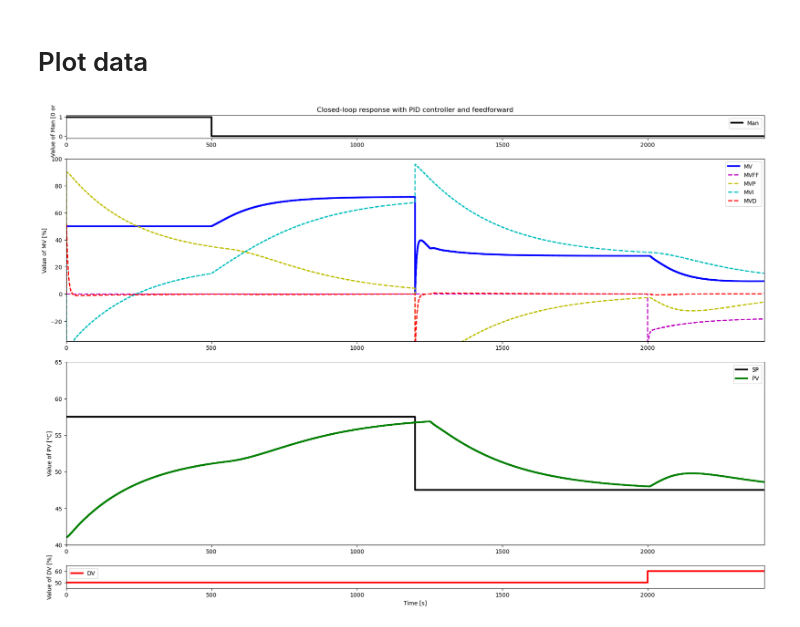
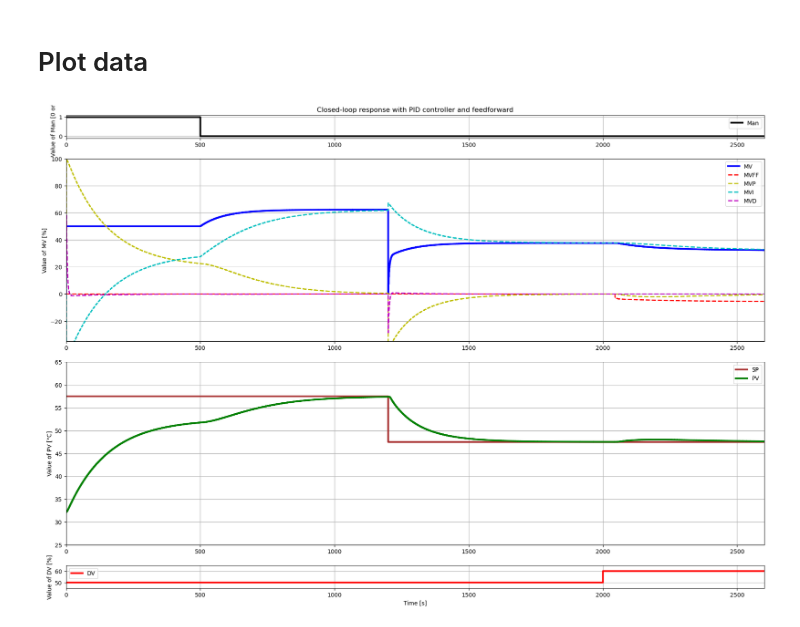
Before and after one commit to comus3/controlTheoryLabFiles, a Jupyter notebook: Control_theory_software_V3/Simulation_CLP_PID_FF.ipynb, the cells around one changed output. Drawn from its saved outputs; the diff is of its cells as text; code cells hidden in the pictures.

Commit message:
Modification files (sim+tclab)+ Data + Plots + add file identification

```diff
--- a/Control_theory_software_V3/Simulation_CLP_PID_FF.ipynb
+++ b/Control_theory_software_V3/Simulation_CLP_PID_FF.ipynb
@@ -20,7 +20,7 @@ from PACKAGE_LAB import *
 # %% [markdown]
 # Simulation parameters
 # %%
-TSim = 2400               # Simulation Time [s]
+TSim = 2600               # Simulation Time [s]
 Ts = 1                     # Sampling Period [s], Ts est imposé
 N = int(TSim/Ts) + 1
 
@@ -29,17 +29,17 @@ MV0 = 50
 DV0 = 50
 PV0 = 52.5            # Vient de l'experience
 
-# Parameters Step response MV
-Kp = 0.22940157900053862
-T1p = 235.05979493875853
-T2p =  4.990264278507082
-thetap =  50.462409314789745
+# Parameters Step response MV :
+Kp = 0.407
+T1p =   150.245
+T2p =  2.75
+thetap =  6
 
 # Parameters Step response DV
-Kd = 0.407
-T1d =  150.244
-T2d =  2.7537
-thetad = 6
+Kd =   0.22940157900053862
+T1d =    235.05979493875853
+T2d =   4.990264278507082
+thetad =    50.462409314789745
 
 
 # Process object
@@ -180,52 +180,56 @@ l1, = ax1.step([0,t[-1]],[0,100],'k-',linewidth=3,label="Man",where='post')
 ax1.set_ylabel('Value of Man [0 or 1]')
 ax1.set_title('Closed-loop response with PID controller and feedforward')
 ax1.legend(loc='best')
+ax1.grid(True)
 
 l2, = ax2.step([0,t[-1]],[0,100],'b-',linewidth=3,label="MV",where='post')
-l24, = ax2.step([0,t[-1]],[0,100],'--m',linewidth=2,label="MVFF",where='post')
+l24, = ax2.step([0,t[-1]],[0,100],'--r',linewidth=2,label="MVFF",where='post')
 l21, = ax2.step([0,t[-1]],[0,100],'--y',linewidth=2,label="MVP",where='post')
 l22, = ax2.step([0,t[-1]],[0,100],'--c',linewidth=2,label="MVI",where='post')
-l23, = ax2.step([0,t[-1]],[0,100],'--r',linewidth=2,label="MVD",where='post')
+l23, = ax2.step([0,t[-1]],[0,100],'--m',linewidth=2,label="MVD",where='post')
 ax2.set_ylabel("Value of MV [%]")
 ax2.legend(loc='best')
+ax2.grid(True)
 
-l3, = ax3.step([0,t[-1]],[0,100],'k-',linewidth=3,label="SP",where='post')
+l3, = ax3.step([0,t[-1]],[0,100],'brown',linewidth=3,label="SP",where='post')
 l4, = ax3.step([0,t[-1]],[0,100],'g-',linewidth=3,label="PV",where='post')
 ax3.set_ylabel("Value of PV [°C]")
 ax3.legend(loc='best')
+ax3.grid(True)
 
 l5, = ax4.step([0,t[-1]],[0,100],'r-',linewidth=3,label="DV",where='post')
 ax4.set_xlabel("Time [s]")
 ax4.set_ylabel("Value of DV [%]")
 ax4.legend(loc='best')
+ax4.grid(True)
 
 ManInt = [int(x) for x in Man]
 
 l1.set_data(t,ManInt)
 l2.set_data(t,MV)
 l21.set_data(t,MVP)
 l22.set_data(t,MVI)
 l23.set_data(t,MVD)
 l24.set_data(t,MVFF)
 l3.set_data(t,SP)
 l4.set_data(t,PV)
 l5.set_data(t,DV)
 
 ax1.set_xlim(0, t[-1]+1)
 ax2.set_xlim(0, t[-1]+1)
 ax3.set_xlim(0, t[-1]+1)
 ax4.set_xlim(0, t[-1]+1)
 
 MVMinscope = myRound(np.min([np.min(MV),np.min(MVP),np.min(MVI),np.min(MVD),np.min(MVFF)]),5)-5
 MVMaxscope = myRound(np.max([np.max(MV),np.max(MVP),np.max(MVI),np.max(MVD),np.max(MVFF)]),5)+5
 
 ax1.set_ylim(-0.1,1.1)
 ax2.set_ylim(np.max([MVMinscope,-35]), np.min([MVMaxscope,100]))
-ax3.set_ylim(np.max([myRound(np.min((np.min(PV),np.min(SP))),5)-5,40]), myRound(np.max((np.max(PV),np.max(SP))),5)+5)
+ax3.set_ylim(np.max([myRound(np.min((np.min(PV),np.min(SP))),5)-5,10]), myRound(np.max((np.max(PV),np.max(SP))),5)+5)
 ax4.set_ylim(myRound(np.min(DV),5)-5,myRound(np.max(DV),5)+5)
 
 nameFile = 'Plots/Simulation_' + scenario
 if not os.path.exists('Plots'):
     os.makedirs('Plots')
 # %% [output]
-[figure, old version]
+[figure, new version]
```
Also changed, not shown: parts of 1 cell of this notebook, 19 other files.
